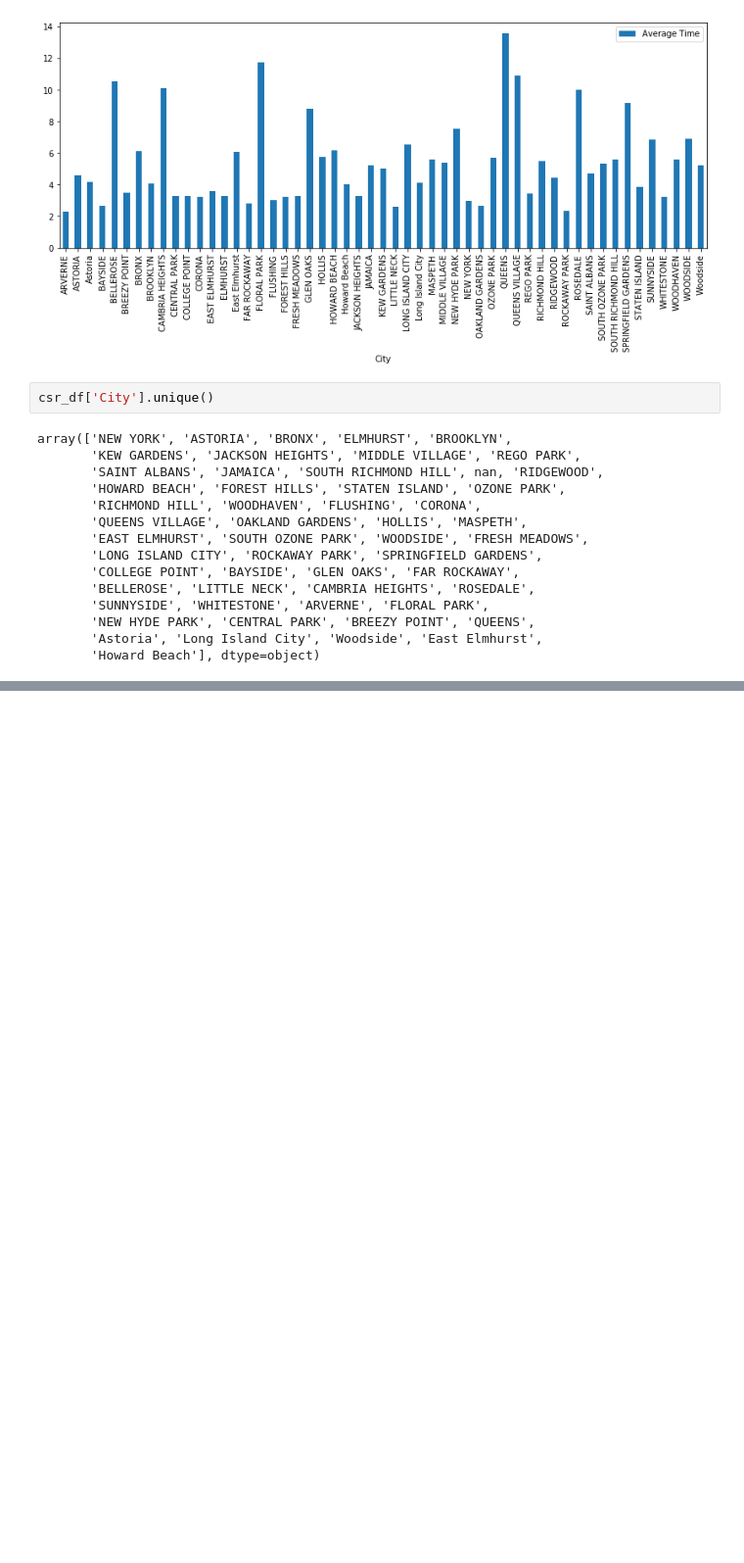
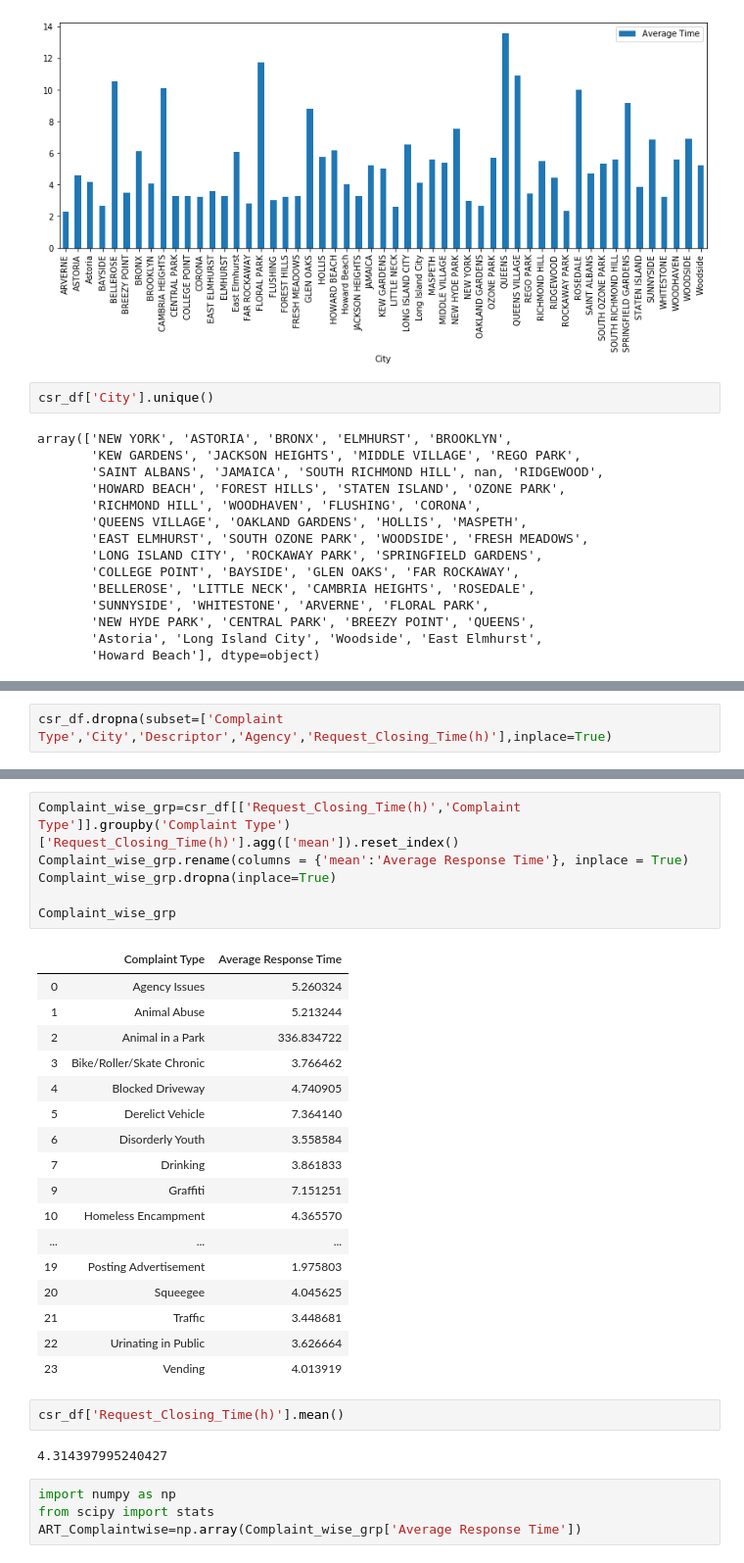
Before and after one commit to Santanukolkata/Data_Science, a Jupyter notebook: Ad_hoc_projects/Customer Service Request.ipynb, the cells around one changed output, grey strips where cells are left out. Shown at 98% size. Cells and saved outputs as stored; diff of their text form; blank space fills up the shorter version.

```diff
--- a/Ad_hoc_projects/Customer Service Request.ipynb
+++ b/Ad_hoc_projects/Customer Service Request.ipynb
@@ -87,0 +134,2 @@ array(['NEW YORK', 'ASTORIA', 'BRONX', 'ELMHURST', 'BROOKLYN',
+# %%
+csr_df.dropna(subset=['Complaint Type','City','Descriptor','Agency','Request_Closing_Time(h)'],inplace=True)
@@ -87,0 +146,32 @@ array(['NEW YORK', 'ASTORIA', 'BRONX', 'ELMHURST', 'BROOKLYN',
+# %%
+Complaint_wise_grp=csr_df[['Request_Closing_Time(h)','Complaint Type']].groupby('Complaint Type')['Request_Closing_Time(h)'].agg(['mean']).reset_index()
+Complaint_wise_grp.rename(columns = {'mean':'Average Response Time'}, inplace = True)
+Complaint_wise_grp.dropna(inplace=True)
+
+Complaint_wise_grp
+# %% [output]
+|  | Complaint Type | Average Response Time |
+| 0 | Agency Issues | 5.260324 |
+| 1 | Animal Abuse | 5.213244 |
+| 2 | Animal in a Park | 336.834722 |
+| 3 | Bike/Roller/Skate Chronic | 3.766462 |
+| 4 | Blocked Driveway | 4.740905 |
+| 5 | Derelict Vehicle | 7.364140 |
+| 6 | Disorderly Youth | 3.558584 |
+| 7 | Drinking | 3.861833 |
+| 9 | Graffiti | 7.151251 |
+| 10 | Homeless Encampment | 4.365570 |
+| ... | ... | ... |
+| 19 | Posting Advertisement | 1.975803 |
+| 20 | Squeegee | 4.045625 |
+| 21 | Traffic | 3.448681 |
+| 22 | Urinating in Public | 3.626664 |
+| 23 | Vending | 4.013919 |
+# %%
+csr_df['Request_Closing_Time(h)'].mean()
+# %% [output]
+4.314397995240427
+# %%
+import numpy as np
+from scipy import stats
+ART_Complaintwise=np.array(Complaint_wise_grp['Average Response Time'])
```
Also changed, not shown: parts of 11 cells of this notebook.
